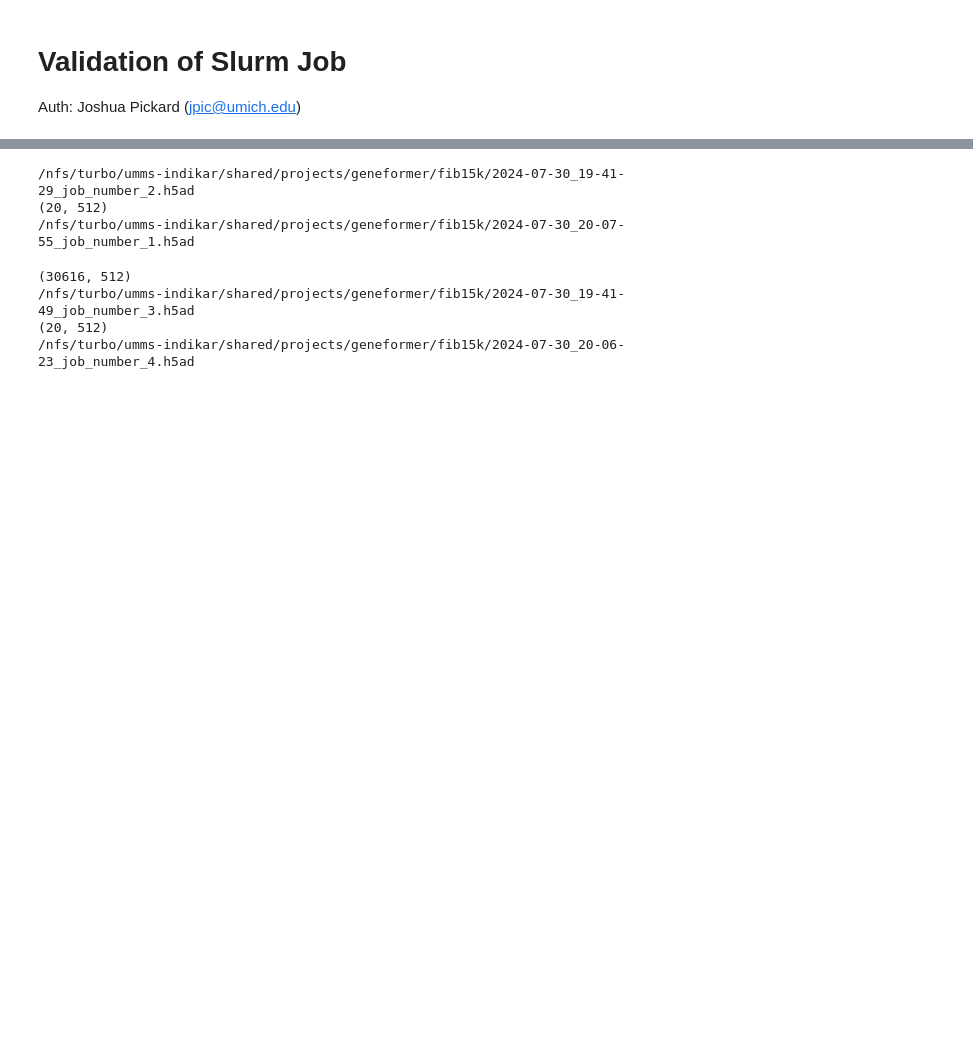
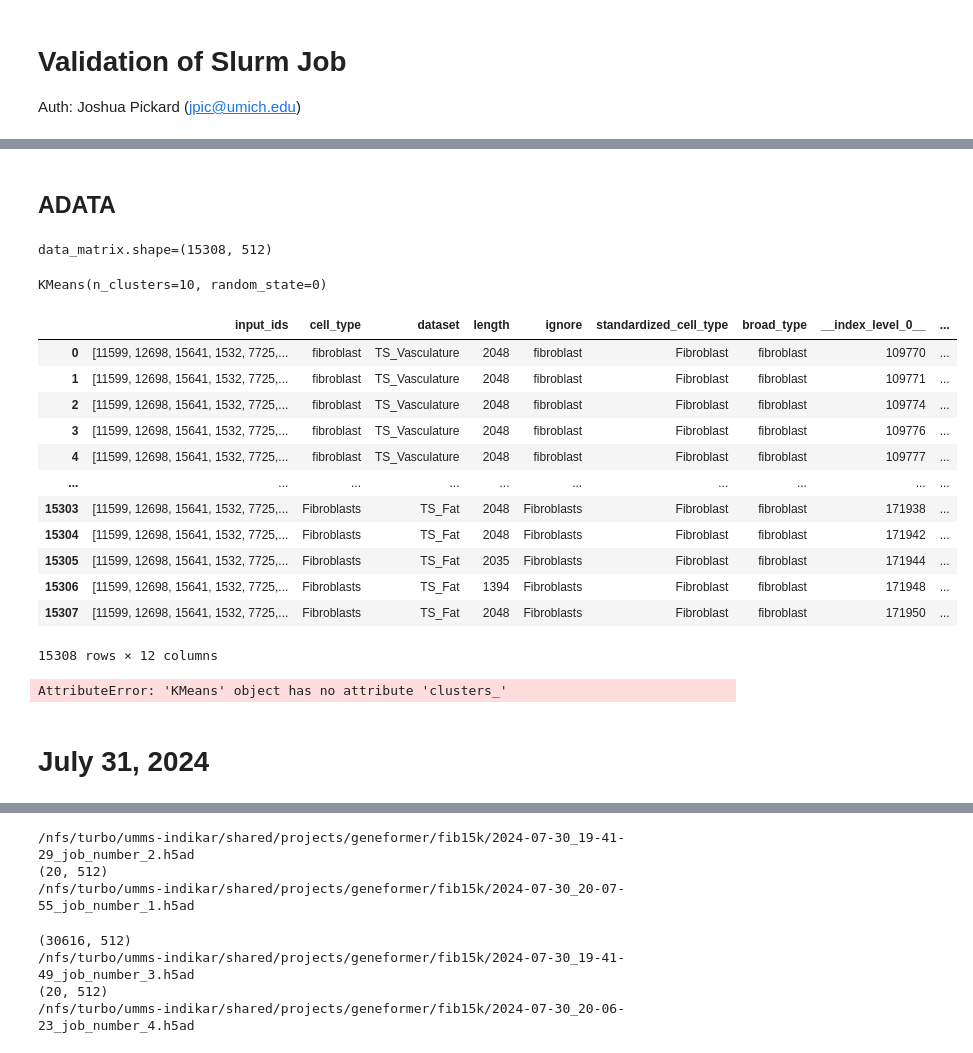
Before and after one commit to Jpickard1/scFoundationModels, a Jupyter notebook: HSC/jpic-investigate.ipynb, the cells around one changed output, grey strips where cells are left out. Cells and saved outputs as stored; diff of their text form; code cells hidden in the pictures; blank space fills up the shorter version.

Commit message:
files used for HSC project. NO wrote these codes, but jpic commited them after some debugging

```diff
--- a/HSC/jpic-investigate.ipynb
+++ b/HSC/jpic-investigate.ipynb
@@ -4,0 +296,3 @@ Auth: Joshua Pickard (jpic@umich.edu)
+# %%
+adata = sc.read_h5ad('/nfs/turbo/umms-indikar/shared/projects/geneformer/fib15k/jpic/cluster_centroids.h5ad')
+adata.obs
@@ -4,0 +311,2 @@ Auth: Joshua Pickard (jpic@umich.edu)
+# %% [markdown]
+## ADATA
@@ -4,0 +318,31 @@ Auth: Joshua Pickard (jpic@umich.edu)
+# %%
+# Extract the data matrix
+data_matrix = adata.X
+print(f"{data_matrix.shape=}")
+# %% [output]
+data_matrix.shape=(15308, 512)
+# %%
+# Perform KMeans clustering
+data_matrix = adata.X
+kmeans = KMeans(n_clusters=10, random_state=0)
+kmeans.fit(data_matrix)
+adata.obs['kmeans_labels'] = kmeans.labels_.astype(str)
+# %% [output]
+KMeans(n_clusters=10, random_state=0)
+# %%
+adata.obs['kmeans_labels'] = kmeans.labels_.astype(str)
+adata.obs
+# %% [output]
+|  | input_ids | cell_type | dataset | length | ignore | standardized_cell_type | broad_type | __index_level_0__ | ... |
+| 0 | [11599, 12698, 15641, 1532, 7725,... | fibroblast | TS_Vasculature | 2048 | fibroblast | Fibroblast | fibroblast | 109770 | ... |
+| 1 | [11599, 12698, 15641, 1532, 7725,... | fibroblast | TS_Vasculature | 2048 | fibroblast | Fibroblast | fibroblast | 109771 | ... |
+| 2 | [11599, 12698, 15641, 1532, 7725,... | fibroblast | TS_Vasculature | 2048 | fibroblast | Fibroblast | fibroblast | 109774 | ... |
+| 3 | [11599, 12698, 15641, 1532, 7725,... | fibroblast | TS_Vasculature | 2048 | fibroblast | Fibroblast | fibroblast | 109776 | ... |
+| 4 | [11599, 12698, 15641, 1532, 7725,... | fibroblast | TS_Vasculature | 2048 | fibroblast | Fibroblast | fibroblast | 109777 | ... |
+| ... | ... | ... | ... | ... | ... | ... | ... | ... | ... |
+| 15303 | [11599, 12698, 15641, 1532, 7725,... | Fibroblasts | TS_Fat | 2048 | Fibroblasts | Fibroblast | fibroblast | 171938 | ... |
+| 15304 | [11599, 12698, 15641, 1532, 7725,... | Fibroblasts | TS_Fat | 2048 | Fibroblasts | Fibroblast | fibroblast | 171942 | ... |
+| 15305 | [11599, 12698, 15641, 1532, 7725,... | Fibroblasts | TS_Fat | 2035 | Fibroblasts | Fibroblast | fibroblast | 171944 | ... |
+| 15306 | [11599, 12698, 15641, 1532, 7725,... | Fibroblasts | TS_Fat | 1394 | Fibroblasts | Fibroblast | fibroblast | 171948 | ... |
+| 15307 | [11599, 12698, 15641, 1532, 7725,... | Fibroblasts | TS_Fat | 2048 | Fibroblasts | Fibroblast | fibroblast | 171950 | ... |
+15308 rows × 12 columns
@@ -4,0 +352,6 @@ Auth: Joshua Pickard (jpic@umich.edu)
+# %%
+kmeans.clusters_
+# %% [output]
+AttributeError: 'KMeans' object has no attribute 'clusters_'
+# %% [markdown]
+# July 31, 2024
```
Also changed, not shown: parts of 20 cells of this notebook, 3 other files.
